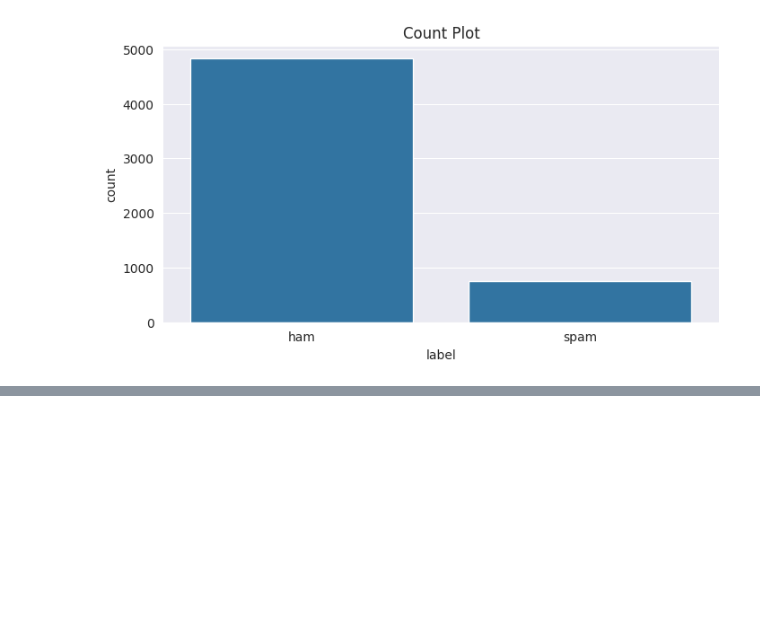
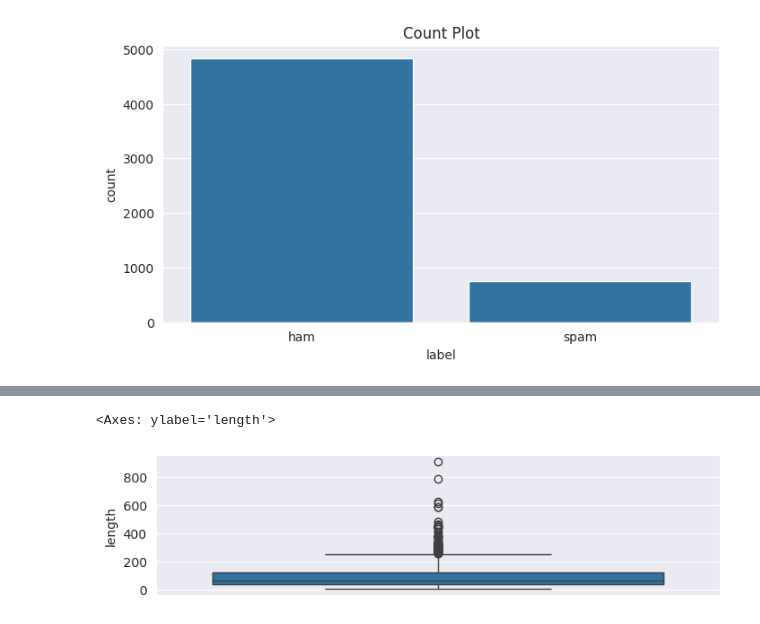
Before and after one commit to DevyaniD19/detect-spam-nlp, a Jupyter notebook: notebooks/spam_detection_nlp.ipynb, the cells around one changed output, grey strips where cells are left out. Drawn from its saved outputs; the diff is of its cells as text; code cells hidden in the pictures; blank space fills up the shorter version.

```diff
--- a/notebooks/spam_detection_nlp.ipynb
+++ b/notebooks/spam_detection_nlp.ipynb
@@ -53,0 +81,6 @@ Text(0.5, 1.0, 'Count Plot')
+# %%
+plt.figure(figsize=(8,2))
+sns.boxplot(sms[('length')])
+# %% [output]
+<Axes: ylabel='length'>
+[figure, added]
```
Also changed, not shown: parts of 6 cells of this notebook.
